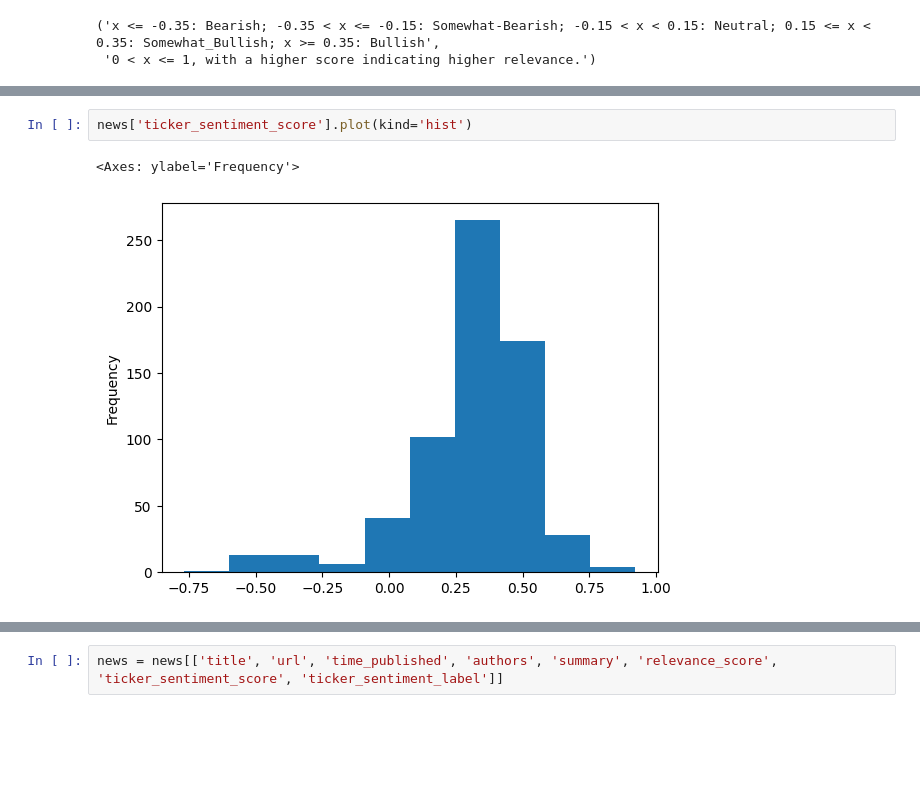
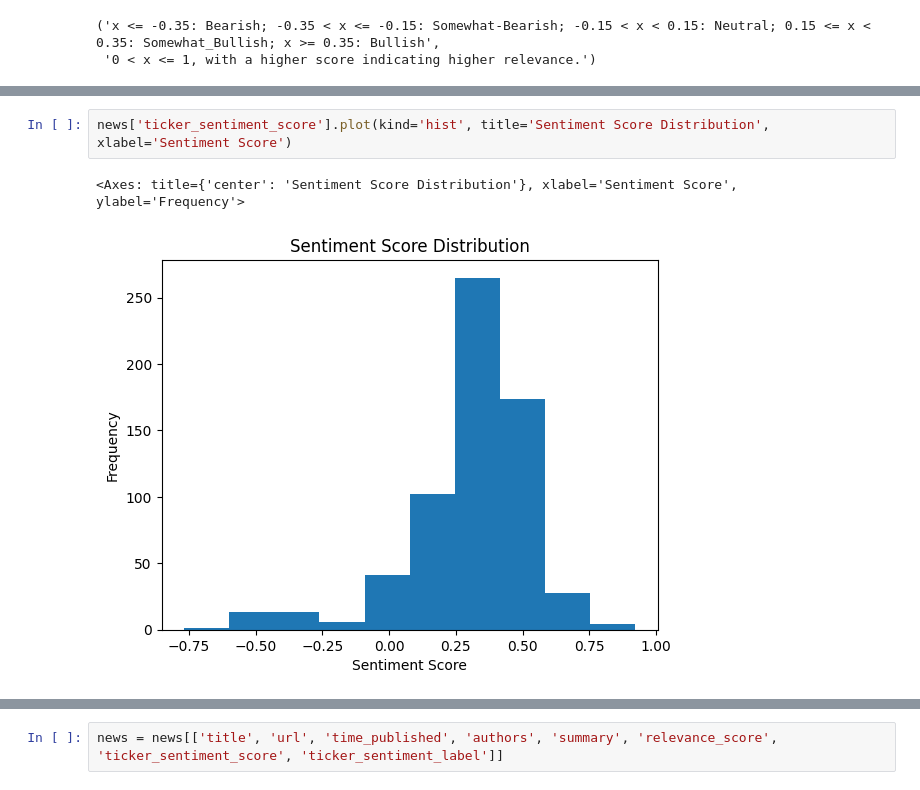
Before and after one commit to grackner/nvidia_stock_prediction, a Jupyter notebook: finance_news.ipynb, the cells around one changed output, grey strips where cells are left out. Drawn from its saved outputs; the diff is of its cells as text; blank space fills up the shorter version.

```diff
--- a/finance_news.ipynb
+++ b/finance_news.ipynb
@@ -164,6 +172,6 @@ array(['Benzinga', 'Motley Fool', 'Zacks Commentary', 'CNBC',
 # %%
-news['ticker_sentiment_score'].plot(kind='hist')
+news['ticker_sentiment_score'].plot(kind='hist', title='Sentiment Score Distribution', xlabel='Sentiment Score')
 # %% [output]
-<Axes: ylabel='Frequency'>
+<Axes: title={'center': 'Sentiment Score Distribution'}, xlabel='Sentiment Score', ylabel='Frequency'>
-[figure, old version]
+[figure, new version]
 # %%
```
Also changed, not shown: parts of 17 cells of this notebook.
